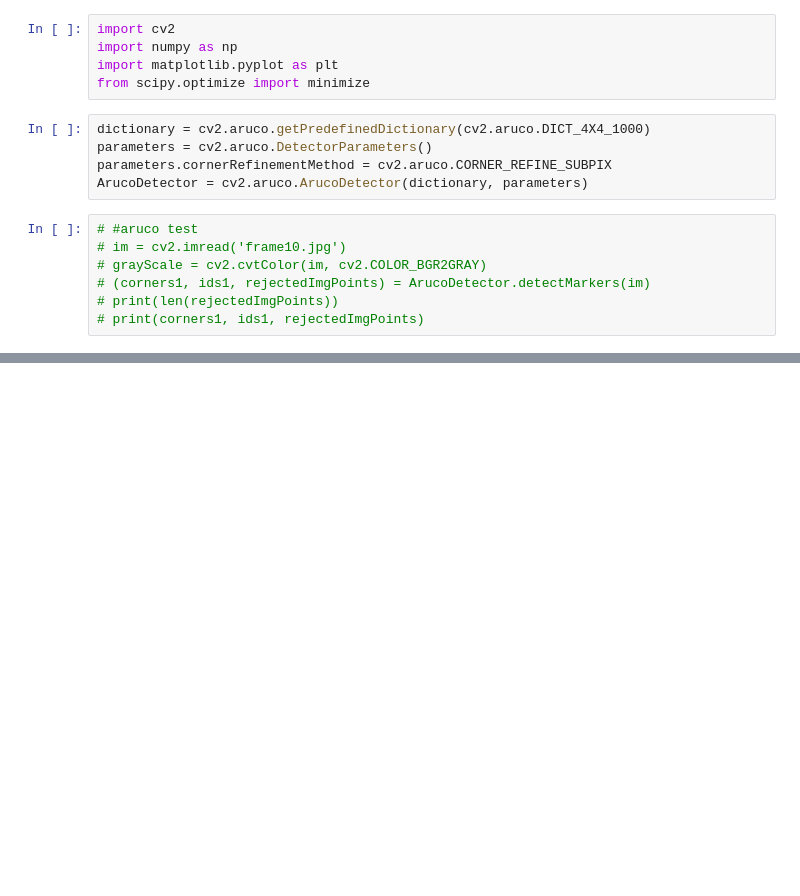
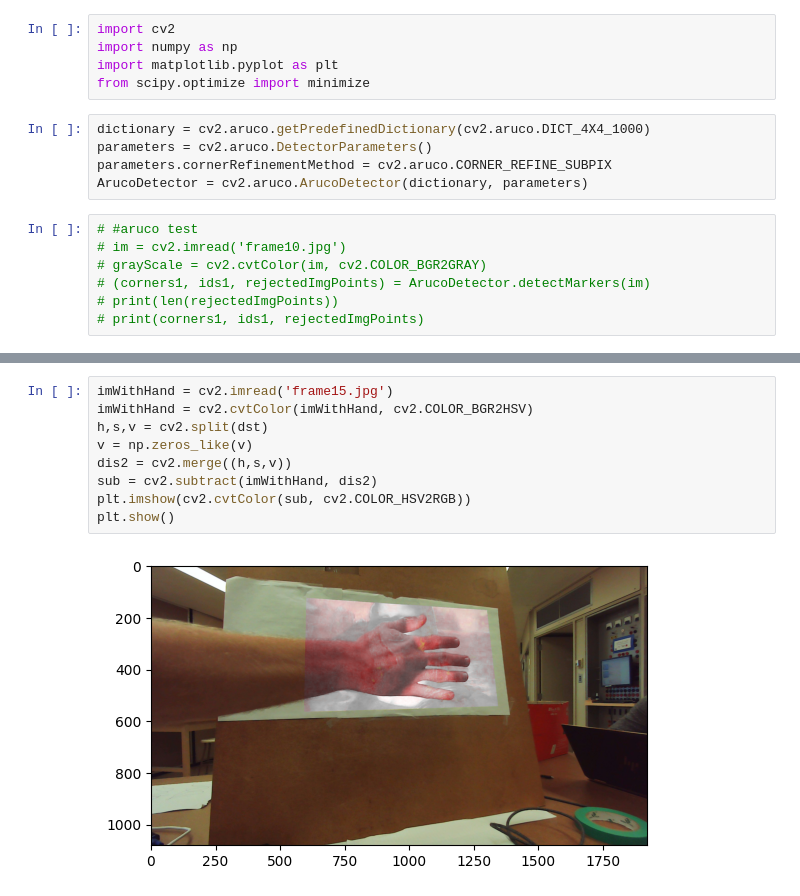
Before and after one commit to Shaquible/ENPH454-TouchProjector, a Jupyter notebook: NewRegectionTest/RejectionTest.ipynb, the cells around one changed output, grey strips where cells are left out. Drawn from its saved outputs; the diff is of its cells as text; blank space fills up the shorter version.

```diff
--- a/NewRegectionTest/RejectionTest.ipynb
+++ b/NewRegectionTest/RejectionTest.ipynb
@@ -44,0 +85,11 @@ print(params.x)
+# %%
+imWithHand = cv2.imread('frame15.jpg')
+imWithHand = cv2.cvtColor(imWithHand, cv2.COLOR_BGR2HSV)
+h,s,v = cv2.split(dst)
+v = np.zeros_like(v)
+dis2 = cv2.merge((h,s,v))
+sub = cv2.subtract(imWithHand, dis2)
+plt.imshow(cv2.cvtColor(sub, cv2.COLOR_HSV2RGB))
+plt.show()
+# %% [output]
+[figure, added]
```
Also changed, not shown: parts of 1 cell of this notebook.
